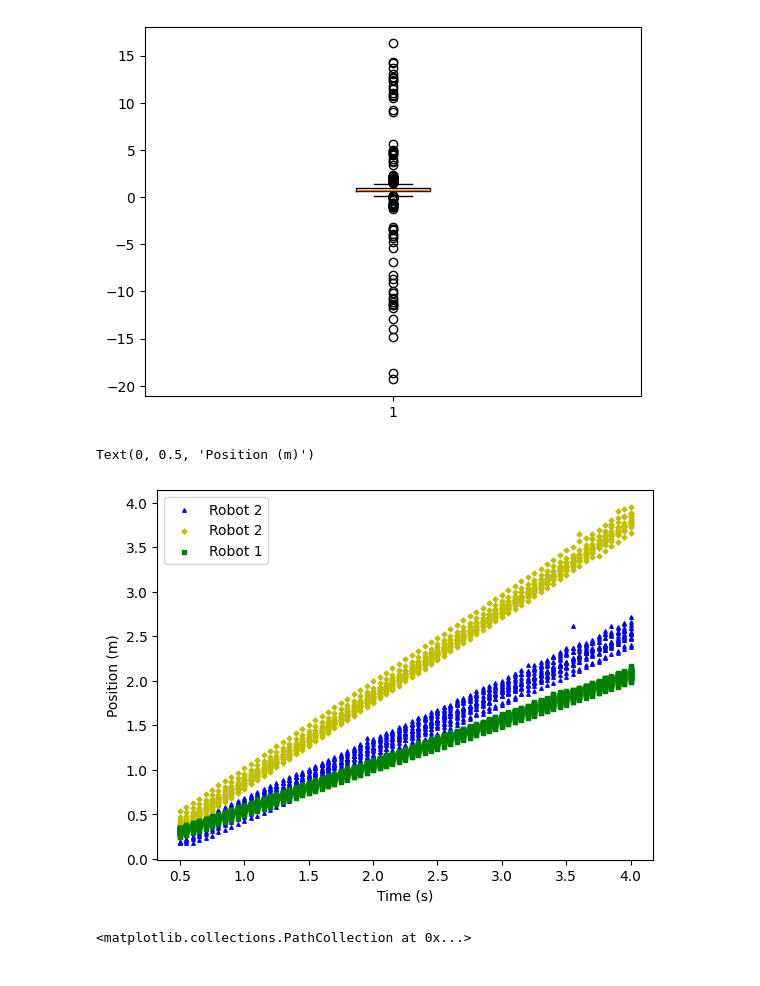
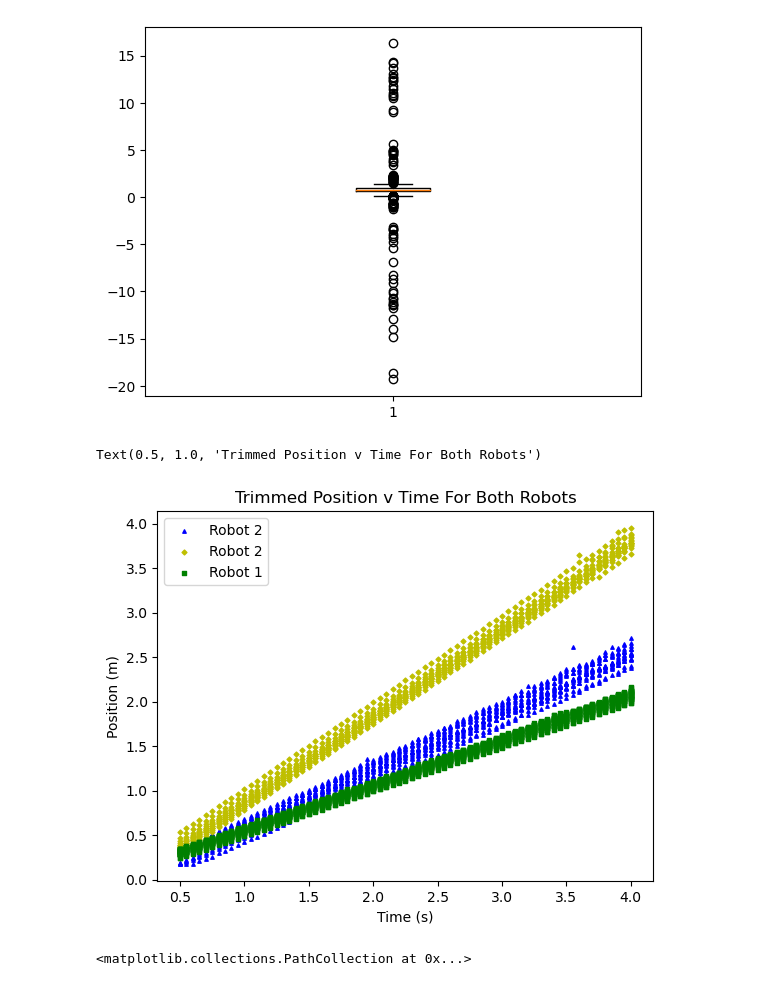
Before and after one commit to jeremiah-theisenschool/belhavencs, a Jupyter notebook: csc311/robot-analysis.ipynb, the cells around one changed output. Saved outputs shown, nothing was run; the diff lists cells and outputs as text; code cells hidden in the pictures.

```diff
--- a/csc311/robot-analysis.ipynb
+++ b/csc311/robot-analysis.ipynb
@@ -213,35 +214,36 @@ r1trimmedtimes = []
 for i in range(30):
     r1trimmedtimes = r1trimmedtimes + list(r1trimmed[i]['Latest: Time (s)'])
 
 r2trimmedpositionstest1 = []
 
 for i in range(15):
     r2trimmedpositionstest1 = r2trimmedpositionstest1 + list(r2trimmed[i]['Latest: Position (m)'])
 
 r2trimmedtimestest1 = []
 
 for i in range(15):
     r2trimmedtimestest1 = r2trimmedtimestest1 + list(r2trimmed[i]['Latest: Time (s)'])
 
 r2trimmedpositionstest2 = []
 
 for i in range(15):
     r2trimmedpositionstest2 = r2trimmedpositionstest2 + list(r2trimmed[i + 15]['Latest: Position (m)'])
 
 r2trimmedtimestest2 = []
 
 for i in range(15):
     r2trimmedtimestest2 = r2trimmedtimestest2 + list(r2trimmed[i + 15]['Latest: Time (s)'])
 
 plt.scatter(r2trimmedtimestest1, r2trimmedpositionstest1, c='b', marker='^', s=6)
 plt.scatter(r2trimmedtimestest2, r2trimmedpositionstest2, c='y', marker='D', s=6)
 plt.scatter(r1trimmedtimes, r1trimmedpositions, c='g', marker='s', s=6)
 plt.legend(['Robot 2', 'Robot 2', 'Robot 1'])
 plt.xlabel('Time (s)')
 plt.ylabel('Position (m)')
+plt.title('Trimmed Position v Time For Both Robots')
 # %% [output]
-Text(0, 0.5, 'Position (m)')
+Text(0.5, 1.0, 'Trimmed Position v Time For Both Robots')
-[figure, old version]
+[figure, new version]
 # %%
 plt.scatter(r1trimmedtimes, r1trimmedpositions)
 # %% [output]
```
Also changed, not shown: parts of 33 cells of this notebook.
